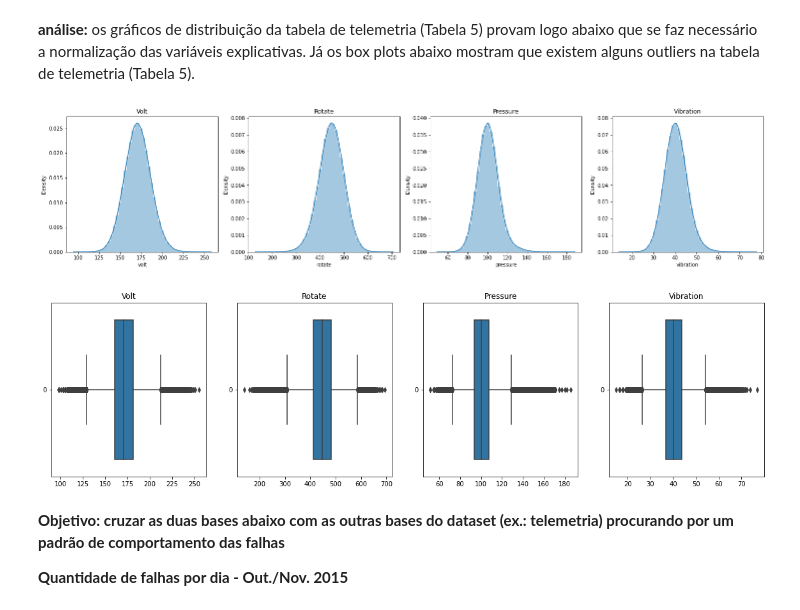
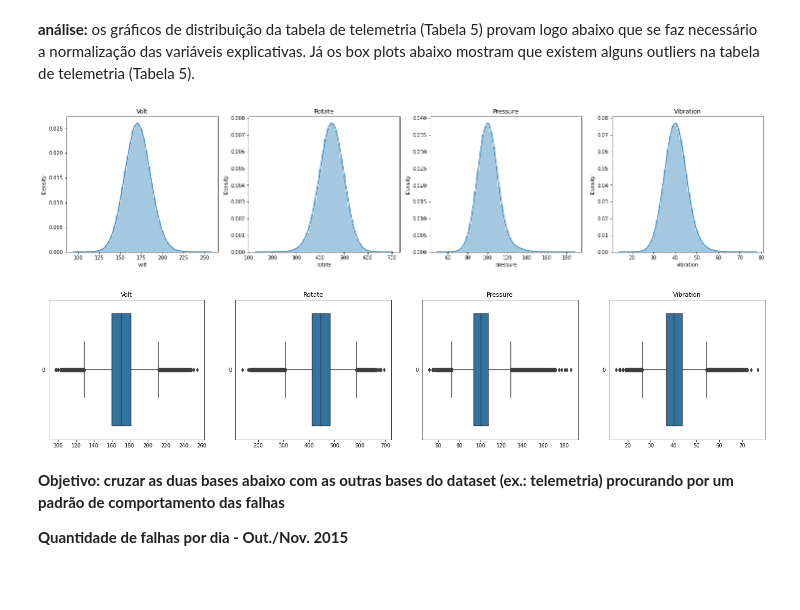
Before and after one commit to TheVini/IoT, a Jupyter notebook: Projeto - IoT.ipynb, the cells around one changed output. Cells and saved outputs as stored; diff of their text form; code cells hidden in the pictures; blank space fills up the shorter version.

```diff
--- a/Projeto - IoT.ipynb
+++ b/Projeto - IoT.ipynb
@@ -195,23 +195,23 @@ datasets["errors"].isnull().values.any(), datasets["failures"].isnull().values.a
 # %%
 x = datasets["telemetry"].iloc[:,2:]
 
 plt.figure(figsize=(25,5))
 for count, column in enumerate(x.columns):
     plt.subplot(1, len(x.columns), count+1)
     plt.title(column.capitalize())
     plt.subplot(sns.distplot(x[column]))
 
-plt.figure(figsize=(20,5))
+plt.figure(figsize=(25,5))
 for count, column in enumerate(x.columns):
     plt.subplot(1, len(x.columns), count+1)
     plt.title(column.capitalize())
     plt.subplot(sns.boxplot(data=x[column], orient="h"))
 
 plt.show()
 plt.close()
 # %% [output]
 [figure]
-[figure, old version]
+[figure, new version]
 # %% [markdown]
 **Objetivo: cruzar as duas bases abaixo com as outras bases do dataset (ex.: telemetria) procurando por um padrão de comportamento das falhas**
 
```
Also changed, not shown: 1 other file.
